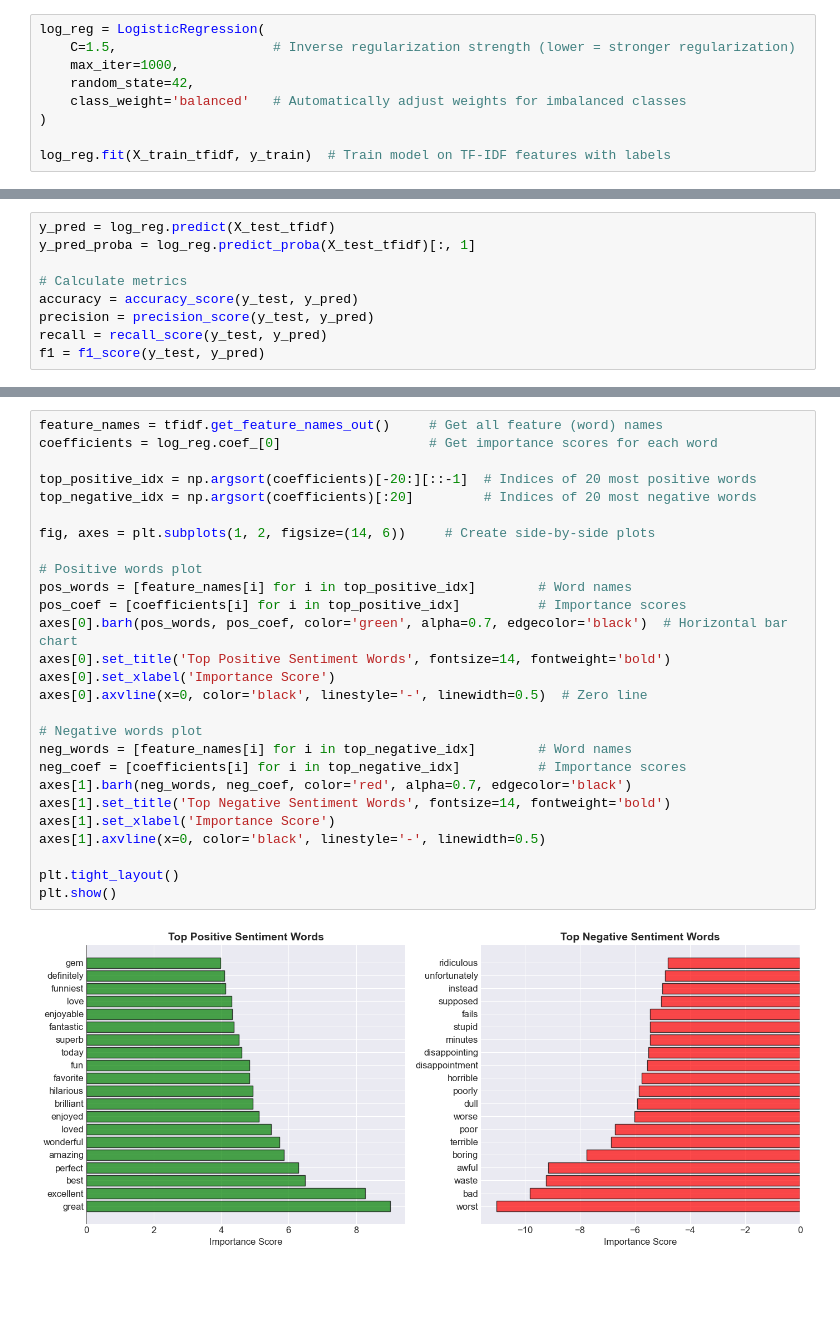
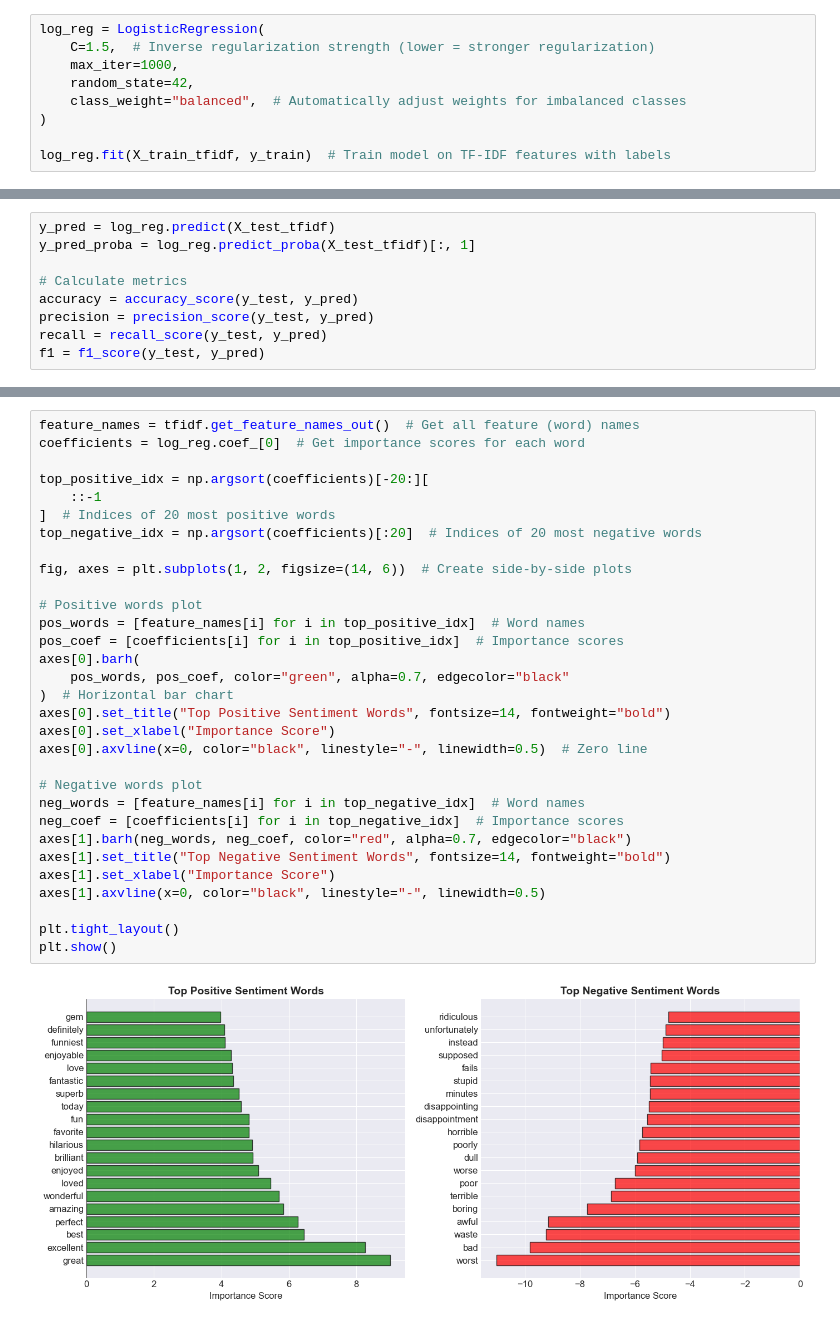
Before and after one commit to meskkkk/adversarial-text-attacks, a Jupyter notebook: adversarial text attacks.ipynb, the cells around one changed output, grey strips where cells are left out. Drawn from its saved outputs; the diff is of its cells as text; blank space fills up the shorter version.

```diff
--- a/adversarial text attacks.ipynb
+++ b/adversarial text attacks.ipynb
@@ -310,10 +374,10 @@ X_test_tfidf = tfidf.transform(X_test)        # Transform test data using same v
 Trains a logistic regression classifier on TF-IDF features to predict sentiment.
 # %%
 log_reg = LogisticRegression(
-    C=1.5,                    # Inverse regularization strength (lower = stronger regularization)
+    C=1.5,  # Inverse regularization strength (lower = stronger regularization)
     max_iter=1000,
     random_state=42,
-    class_weight='balanced'   # Automatically adjust weights for imbalanced classes
+    class_weight="balanced",  # Automatically adjust weights for imbalanced classes
 )
 
 log_reg.fit(X_train_tfidf, y_train)  # Train model on TF-IDF features with labels
@@ -392,32 +468,36 @@ Extracts and plots the most influential words for positive and negative sentimen
 # %%
-feature_names = tfidf.get_feature_names_out()     # Get all feature (word) names
-coefficients = log_reg.coef_[0]                   # Get importance scores for each word
+feature_names = tfidf.get_feature_names_out()  # Get all feature (word) names
+coefficients = log_reg.coef_[0]  # Get importance scores for each word
 
-top_positive_idx = np.argsort(coefficients)[-20:][::-1]  # Indices of 20 most positive words
-top_negative_idx = np.argsort(coefficients)[:20]         # Indices of 20 most negative words
+top_positive_idx = np.argsort(coefficients)[-20:][
+    ::-1
+]  # Indices of 20 most positive words
+top_negative_idx = np.argsort(coefficients)[:20]  # Indices of 20 most negative words
 
-fig, axes = plt.subplots(1, 2, figsize=(14, 6))     # Create side-by-side plots
+fig, axes = plt.subplots(1, 2, figsize=(14, 6))  # Create side-by-side plots
 
 # Positive words plot
-pos_words = [feature_names[i] for i in top_positive_idx]        # Word names
-pos_coef = [coefficients[i] for i in top_positive_idx]          # Importance scores
-axes[0].barh(pos_words, pos_coef, color='green', alpha=0.7, edgecolor='black')  # Horizontal bar chart
-axes[0].set_title('Top Positive Sentiment Words', fontsize=14, fontweight='bold')
-axes[0].set_xlabel('Importance Score')
-axes[0].axvline(x=0, color='black', linestyle='-', linewidth=0.5)  # Zero line
+pos_words = [feature_names[i] for i in top_positive_idx]  # Word names
+pos_coef = [coefficients[i] for i in top_positive_idx]  # Importance scores
+axes[0].barh(
+    pos_words, pos_coef, color="green", alpha=0.7, edgecolor="black"
+)  # Horizontal bar chart
+axes[0].set_title("Top Positive Sentiment Words", fontsize=14, fontweight="bold")
+axes[0].set_xlabel("Importance Score")
+axes[0].axvline(x=0, color="black", linestyle="-", linewidth=0.5)  # Zero line
 
 # Negative words plot
-neg_words = [feature_names[i] for i in top_negative_idx]        # Word names
-neg_coef = [coefficients[i] for i in top_negative_idx]          # Importance scores
-axes[1].barh(neg_words, neg_coef, color='red', alpha=0.7, edgecolor='black')
-axes[1].set_title('Top Negative Sentiment Words', fontsize=14, fontweight='bold')
-axes[1].set_xlabel('Importance Score')
-axes[1].axvline(x=0, color='black', linestyle='-', linewidth=0.5)
+neg_words = [feature_names[i] for i in top_negative_idx]  # Word names
+neg_coef = [coefficients[i] for i in top_negative_idx]  # Importance scores
+axes[1].barh(neg_words, neg_coef, color="red", alpha=0.7, edgecolor="black")
+axes[1].set_title("Top Negative Sentiment Words", fontsize=14, fontweight="bold")
+axes[1].set_xlabel("Importance Score")
+axes[1].axvline(x=0, color="black", linestyle="-", linewidth=0.5)
 
 plt.tight_layout()
 plt.show()
 # %% [output]
-[figure, old version]
+[figure, new version]
 # %%
 confidence = np.where(y_pred == 1, y_pred_proba, 1 - y_pred_proba)
 
```
Also changed, not shown: parts of 25 cells of this notebook, 3 other files.
